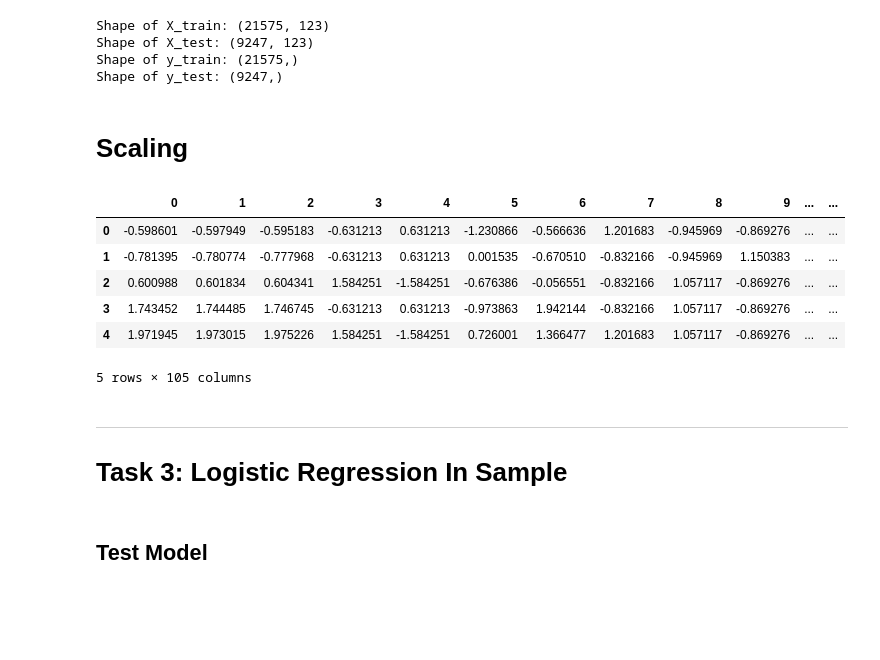
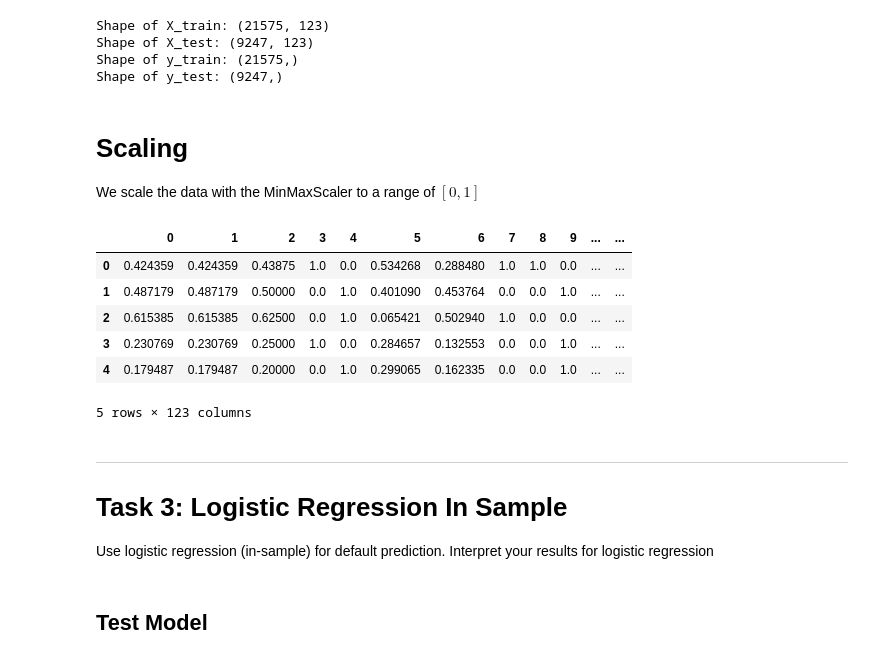
Before and after one commit to negralessio/advanced-ml-final-project, a Jupyter notebook: notebooks/predictions.ipynb, the cells around one changed output. Cells and saved outputs as stored; diff of their text form; code cells hidden in the pictures; blank space fills up the shorter version.

```diff
--- a/notebooks/predictions.ipynb
+++ b/notebooks/predictions.ipynb
@@ -163,30 +163,32 @@ Shape of X_train: (21575, 123)
 Shape of X_test: (9247, 123)
 Shape of y_train: (21575,)
 Shape of y_test: (9247,)
-# %% [markdown]
-# Scaling
+# %% [markdown]
+# Scaling
+We scale the data with the MinMaxScaler to a range of $[0, 1]$
 # %%
 # Init object
-scaler = StandardScaler()
+scaler = MinMaxScaler()
 # Scale X_train
 X_train_scaled = scaler.fit_transform(X_train)
 X_train_scaled = pd.DataFrame(X_train_scaled)
 # Scale X_test
 X_test_scaled = scaler.transform(X_test)
 X_test_scaled = pd.DataFrame(X_test_scaled)
 
 # Preview X_train_scaled
 X_train_scaled.head(5)
 # %% [output]
 |  | 0 | 1 | 2 | 3 | 4 | 5 | 6 | 7 | 8 | 9 | ... | ... |
-| 0 | -0.598601 | -0.597949 | -0.595183 | -0.631213 | 0.631213 | -1.230866 | -0.566636 | 1.201683 | -0.945969 | -0.869276 | ... | ... |
-| 1 | -0.781395 | -0.780774 | -0.777968 | -0.631213 | 0.631213 | 0.001535 | -0.670510 | -0.832166 | -0.945969 | 1.150383 | ... | ... |
-| 2 | 0.600988 | 0.601834 | 0.604341 | 1.584251 | -1.584251 | -0.676386 | -0.056551 | -0.832166 | 1.057117 | -0.869276 | ... | ... |
-| 3 | 1.743452 | 1.744485 | 1.746745 | -0.631213 | 0.631213 | -0.973863 | 1.942144 | -0.832166 | 1.057117 | -0.869276 | ... | ... |
-| 4 | 1.971945 | 1.973015 | 1.975226 | 1.584251 | -1.584251 | 0.726001 | 1.366477 | 1.201683 | 1.057117 | -0.869276 | ... | ... |
+| 0 | 0.424359 | 0.424359 | 0.43875 | 1.0 | 0.0 | 0.534268 | 0.288480 | 1.0 | 1.0 | 0.0 | ... | ... |
+| 1 | 0.487179 | 0.487179 | 0.50000 | 0.0 | 1.0 | 0.401090 | 0.453764 | 0.0 | 0.0 | 1.0 | ... | ... |
+| 2 | 0.615385 | 0.615385 | 0.62500 | 0.0 | 1.0 | 0.065421 | 0.502940 | 1.0 | 0.0 | 0.0 | ... | ... |
+| 3 | 0.230769 | 0.230769 | 0.25000 | 1.0 | 0.0 | 0.284657 | 0.132553 | 0.0 | 0.0 | 1.0 | ... | ... |
+| 4 | 0.179487 | 0.179487 | 0.20000 | 0.0 | 1.0 | 0.299065 | 0.162335 | 0.0 | 0.0 | 1.0 | ... | ... |
-5 rows × 105 columns
+5 rows × 123 columns
 # %% [markdown]
 ---
 # Task 3: Logistic Regression In Sample
+Use logistic regression (in-sample) for default prediction. Interpret your results for logistic regression
 # %%
 # Fit Model
```
Also changed, not shown: parts of 8 cells of this notebook.
